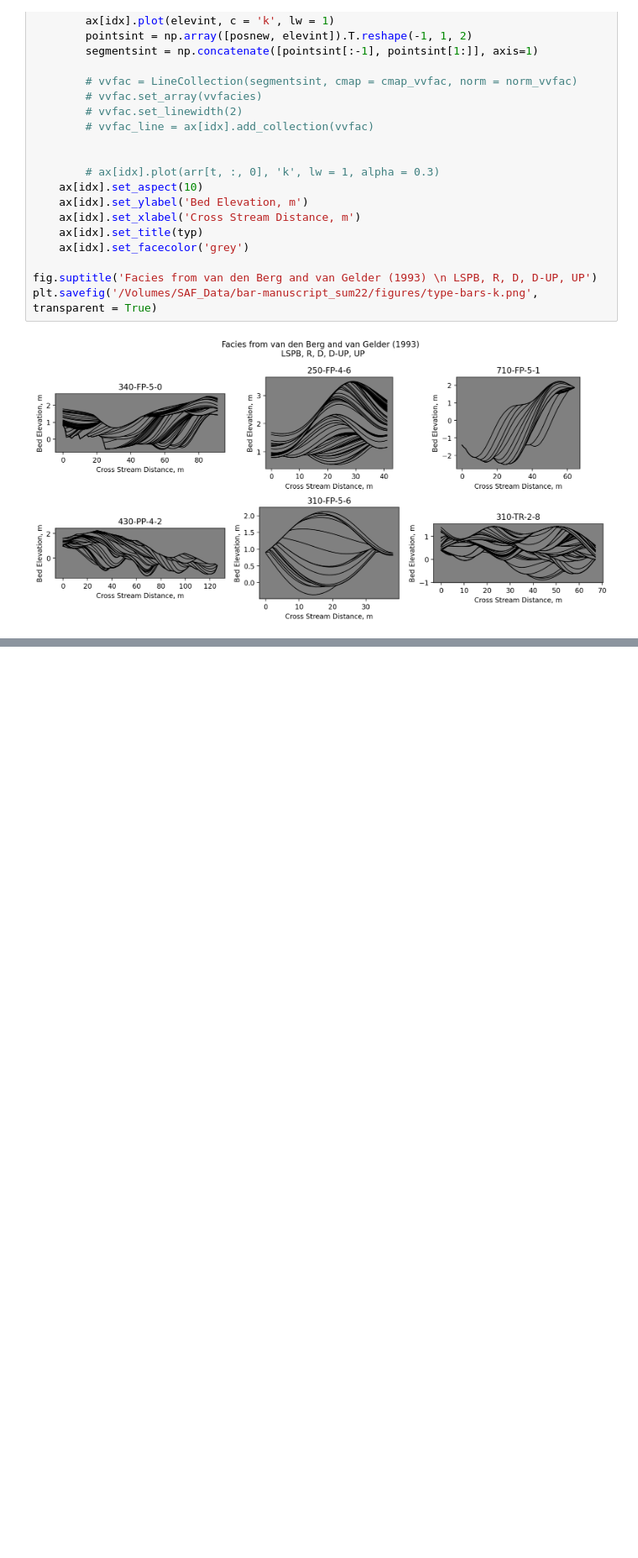
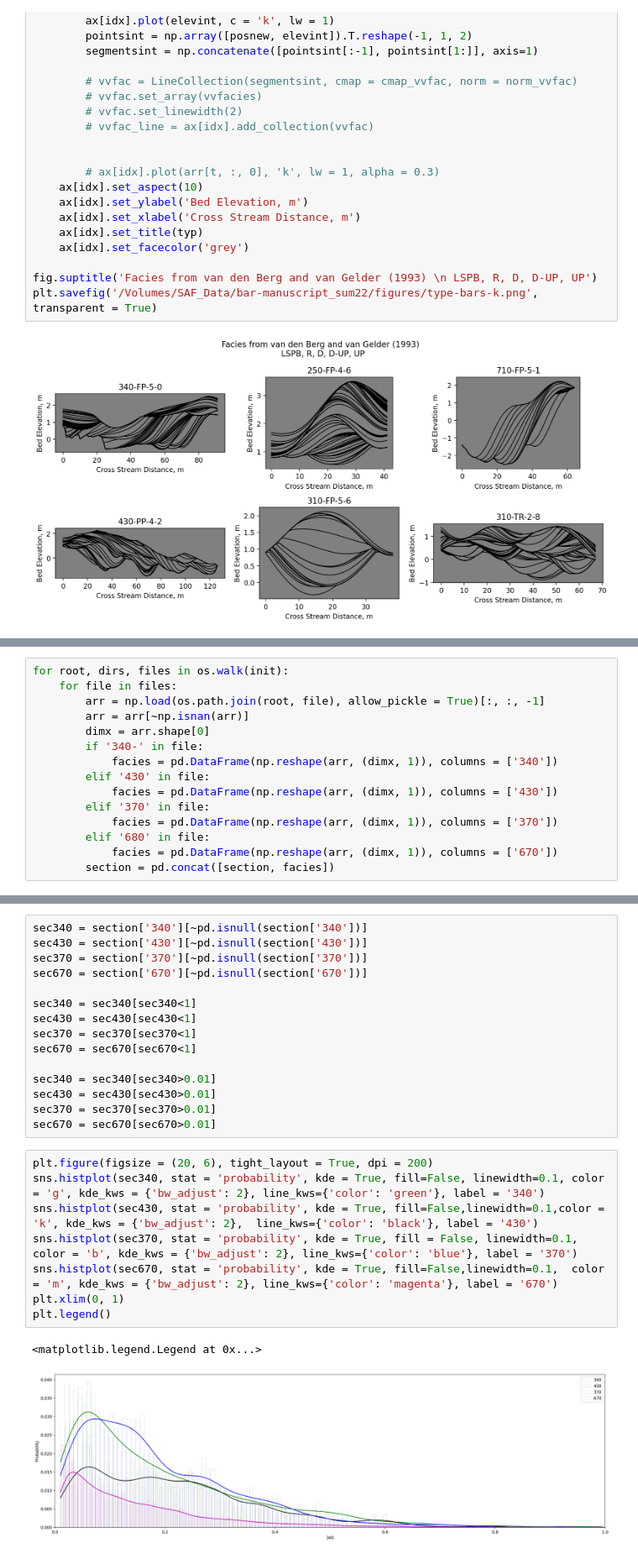
Before and after one commit to salpheus/BarCode, a Jupyter notebook: ReplotBars.ipynb, the cells around one changed output, grey strips where cells are left out. Shown at 84% size. Saved outputs shown, nothing was run; the diff lists cells and outputs as text; blank space fills up the shorter version.

```diff
--- a/ReplotBars.ipynb
+++ b/ReplotBars.ipynb
@@ -145,0 +185,15 @@ plt.savefig('/Volumes/SAF_Data/bar-manuscript_sum22/figures/type-bars-k.png', tr
+# %%
+for root, dirs, files in os.walk(init):
+    for file in files:
+        arr = np.load(os.path.join(root, file), allow_pickle = True)[:, :, -1]
+        arr = arr[~np.isnan(arr)]
+        dimx = arr.shape[0]
+        if '340-' in file:
+            facies = pd.DataFrame(np.reshape(arr, (dimx, 1)), columns = ['340'])
+        elif '430' in file:
+            facies = pd.DataFrame(np.reshape(arr, (dimx, 1)), columns = ['430'])
+        elif '370' in file:
+            facies = pd.DataFrame(np.reshape(arr, (dimx, 1)), columns = ['370'])
+        elif '680' in file:
+            facies = pd.DataFrame(np.reshape(arr, (dimx, 1)), columns = ['670'])
+        section = pd.concat([section, facies])
@@ -145,0 +249,26 @@ plt.savefig('/Volumes/SAF_Data/bar-manuscript_sum22/figures/type-bars-k.png', tr
+# %%
+sec340 = section['340'][~pd.isnull(section['340'])]
+sec430 = section['430'][~pd.isnull(section['430'])]
+sec370 = section['370'][~pd.isnull(section['370'])]
+sec670 = section['670'][~pd.isnull(section['670'])]
+
+sec340 = sec340[sec340<1]
+sec430 = sec430[sec430<1]
+sec370 = sec370[sec370<1]
+sec670 = sec670[sec670<1]
+
+sec340 = sec340[sec340>0.01]
+sec430 = sec430[sec430>0.01]
+sec370 = sec370[sec370>0.01]
+sec670 = sec670[sec670>0.01]
+# %%
+plt.figure(figsize = (20, 6), tight_layout = True, dpi = 200)
+sns.histplot(sec340, stat = 'probability', kde = True, fill=False, linewidth=0.1, color = 'g', kde_kws = {'bw_adjust': 2}, line_kws={'color': 'green'}, label = '340')
+sns.histplot(sec430, stat = 'probability', kde = True, fill=False,linewidth=0.1,color = 'k', kde_kws = {'bw_adjust': 2},  line_kws={'color': 'black'}, label = '430')
+sns.histplot(sec370, stat = 'probability', kde = True, fill = False, linewidth=0.1,  color = 'b', kde_kws = {'bw_adjust': 2}, line_kws={'color': 'blue'}, label = '370')
+sns.histplot(sec670, stat = 'probability', kde = True, fill=False,linewidth=0.1,  color = 'm', kde_kws = {'bw_adjust': 2}, line_kws={'color': 'magenta'}, label = '670')
+plt.xlim(0, 1)
+plt.legend()
+# %% [output]
+<matplotlib.legend.Legend at 0x...>
+[figure, added]
```
Also changed, not shown: parts of 13 cells of this notebook, 10 other files.
